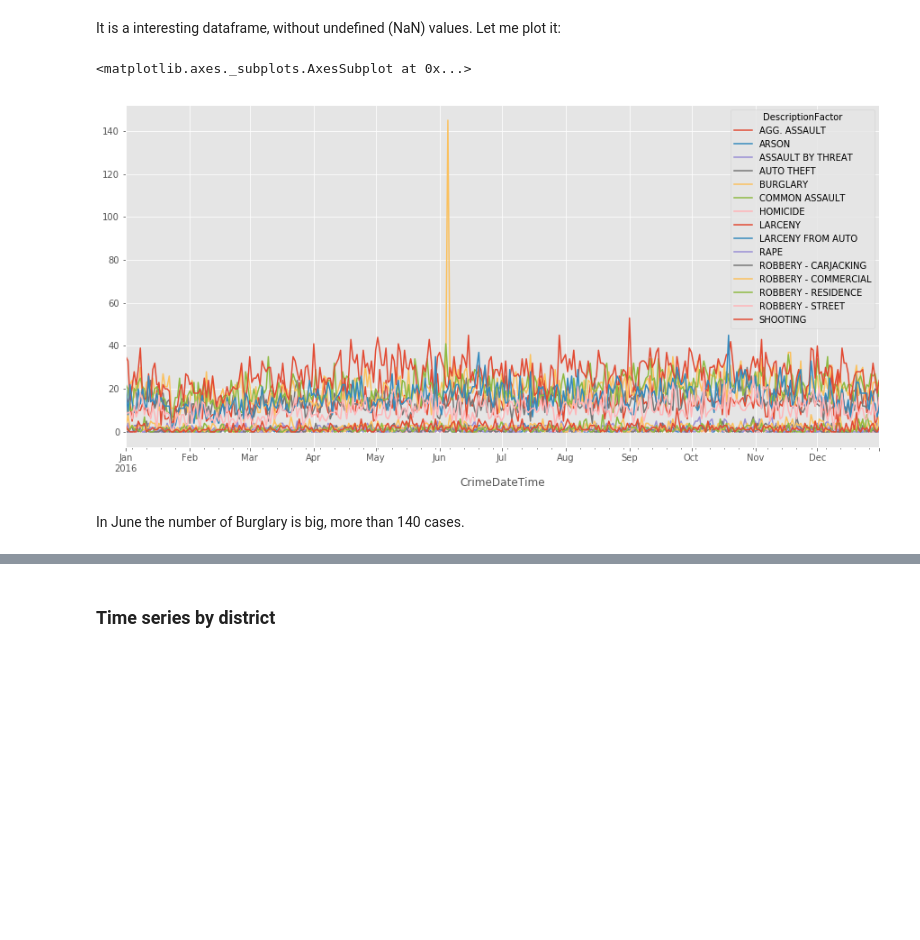
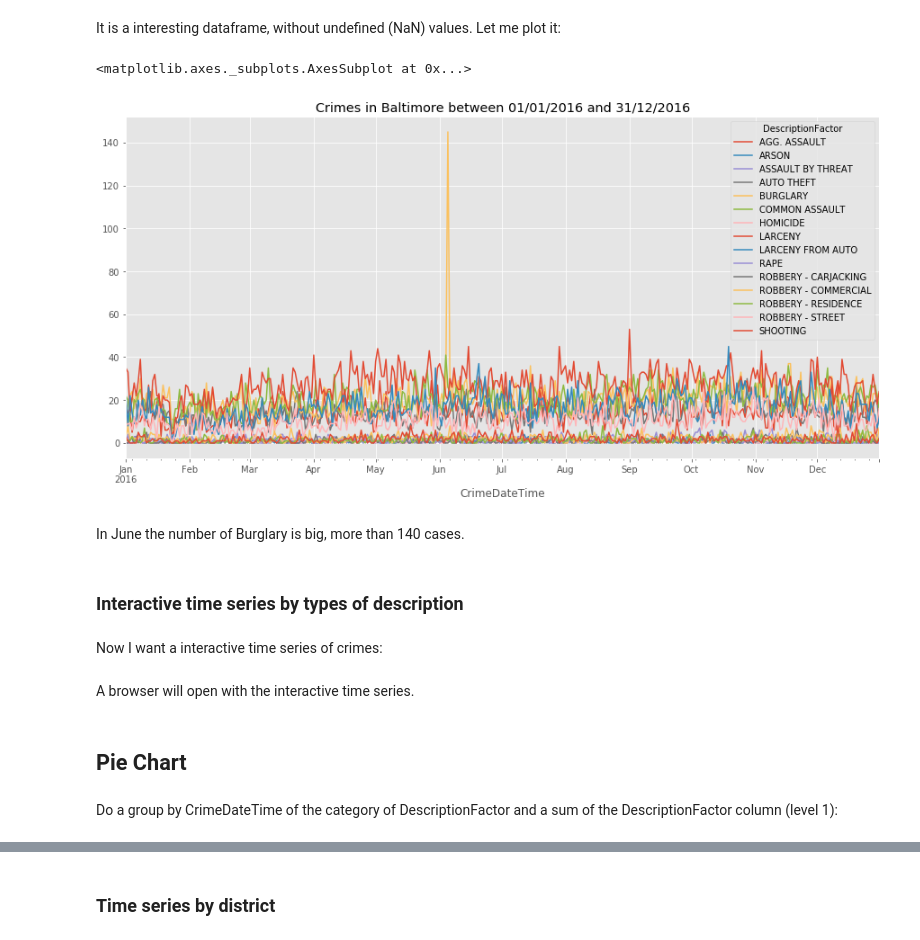
Before and after one commit to rmmariano/CAP386_intro_data_science, a Jupyter notebook: projeto/crimes_baltimore/crimes_baltimore.ipynb, the cells around one changed output, grey strips where cells are left out. Drawn from its saved outputs; the diff is of its cells as text; code cells hidden in the pictures; blank space fills up the shorter version.

```diff
--- a/projeto/crimes_baltimore/crimes_baltimore.ipynb
+++ b/projeto/crimes_baltimore/crimes_baltimore.ipynb
@@ -244,6 +223,3 @@ The number os Premise and Neighborhood are big, so it's not necessary for now, l
-# %%
-df_crimes = df_crimes.drop('PremiseFactor', 1)
-df_crimes = df_crimes.drop('NeighborhoodFactor', 1)
 # %% [markdown]
 ## Convert the date in string to datetime
 # %% [markdown]
@@ -768,9 +850,14 @@ crimes_by_descriptions.head()
 # %% [markdown]
 It is a interesting dataframe, without undefined (NaN) values. Let me plot it:
 # %%
-crimes_by_descriptions.plot(figsize=(15,7))
+crimes_by_descriptions.plot(figsize=(15,7),
+                           title=title_of_plot)
 # %% [output]
 <matplotlib.axes._subplots.AxesSubplot at 0x...>
-[figure, old version]
+[figure, new version]
 # %% [markdown]
 In June the number of Burglary is big, more than 140 cases.
+# %% [markdown]
+### Interactive time series by types of description
+# %% [markdown]
+Now I want a interactive time series of crimes:
@@ -776,0 +871,6 @@ In June the number of Burglary is big, more than 140 cases.
+# %% [markdown]
+A browser will open with the interactive time series.
+# %% [markdown]
+## Pie Chart
+# %% [markdown]
+Do a group by CrimeDateTime of the category of DescriptionFactor and a sum of the DescriptionFactor column (level 1):
```
Also changed, not shown: parts of 91 cells of this notebook, 1 other file.
